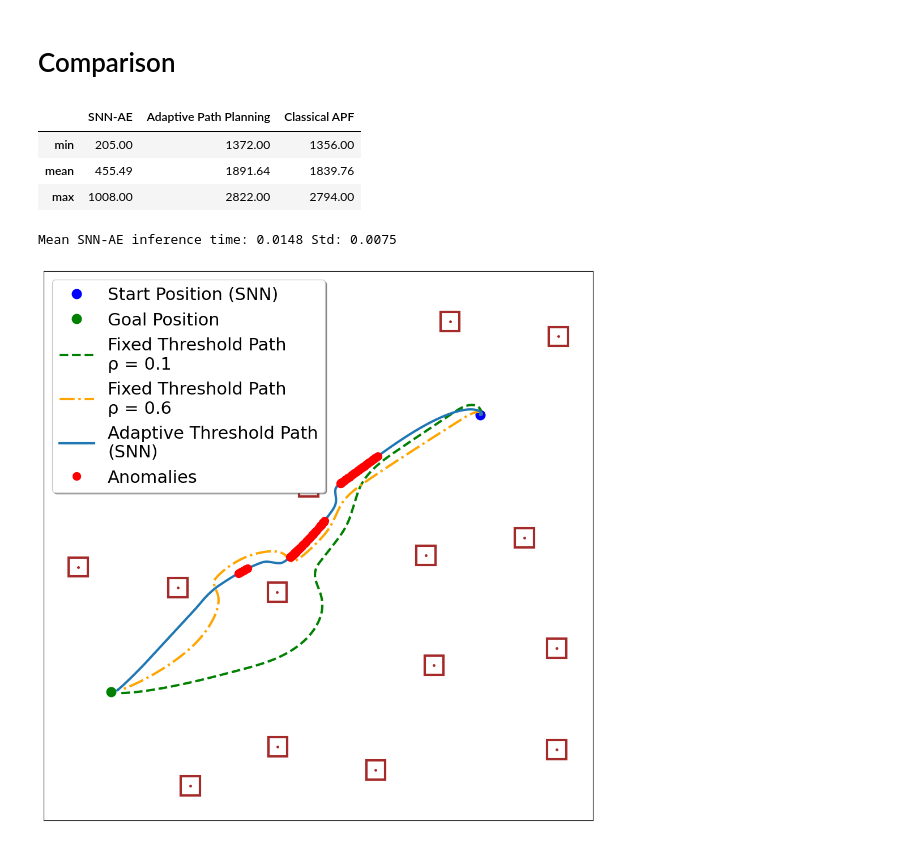
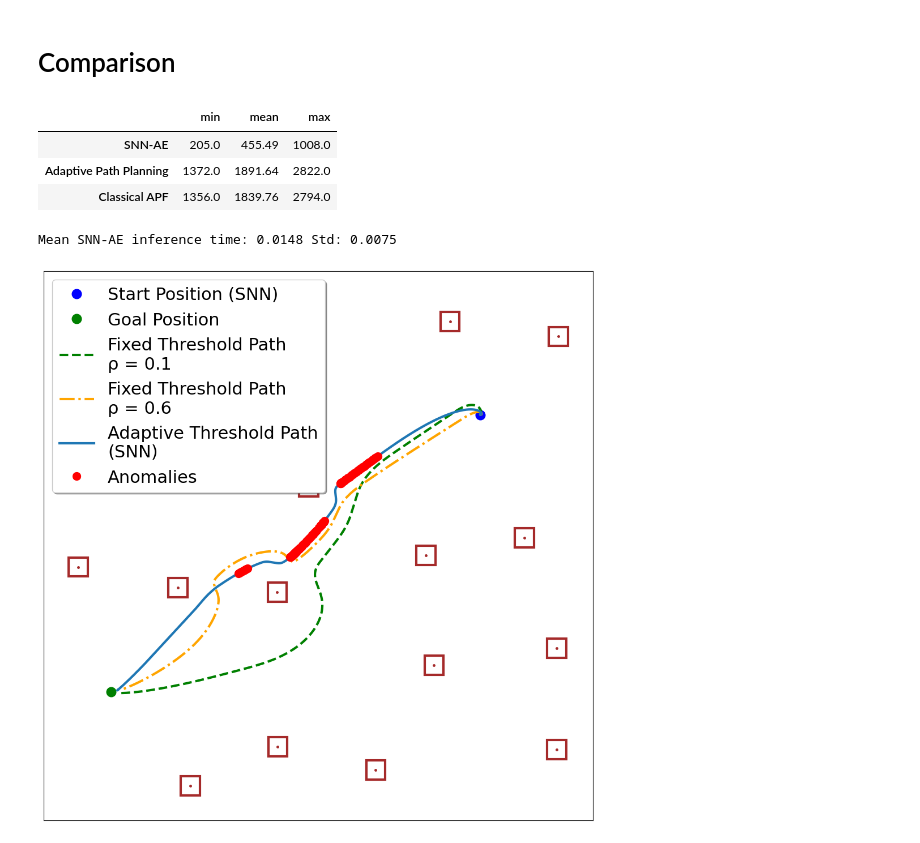
Before and after one commit to Immaioz/SNN_potential_field, a Jupyter notebook: dev.ipynb, the cells around one changed output. Drawn from its saved outputs; the diff is of its cells as text; code cells hidden in the pictures.

```diff
--- a/dev.ipynb
+++ b/dev.ipynb
@@ -556,7 +556,7 @@ literature_stats = pd.DataFrame(
     index=["min", "mean", "max"],
 )
 
-display(literature_stats)
+display(literature_stats.T)
 
 snn_inference_values = np.concatenate(inference_times_snn_ae)
 
@@ -568,37 +568,37 @@ print(
 )
 
 # Grafico comparativo
 # fig, comparison_ax = plt.subplots(figsize=(12, 7))
 
 # comparison_ax.boxplot(
 #     [
 #         arrival_snn_ae,
 #         arrival_adaptive_path_planning,
 #         arrival_classical_apf,
 #     ],
 #     tick_labels=[
 #         "SNN-AE",
 #         "Adaptive Path Planning",
 #         "Classical APF",
 #     ],
 #     boxprops={"linewidth": 2},
 #     whiskerprops={"linewidth": 2},
 #     capprops={"linewidth": 2},
 #     medianprops={"linewidth": 3},
 # )
 
 # comparison_ax.set_ylabel("Arrival Frame", fontsize=18)
 # comparison_ax.tick_params(axis="both", labelsize=14)
 # comparison_ax.grid(axis="y", alpha=0.3)
 
 # plt.tight_layout()
 # plt.savefig("output/literature_arrival_comparison.png", dpi=300)
 # plt.show()
 # %% [output]
-|  | SNN-AE | Adaptive Path Planning | Classical APF |
-| min | 205.00 | 1372.00 | 1356.00 |
-| mean | 455.49 | 1891.64 | 1839.76 |
-| max | 1008.00 | 2822.00 | 2794.00 |
+|  | min | mean | max |
+| SNN-AE | 205.0 | 455.49 | 1008.0 |
+| Adaptive Path Planning | 1372.0 | 1891.64 | 2822.0 |
+| Classical APF | 1356.0 | 1839.76 | 2794.0 |
 Mean SNN-AE inference time: 0.0148 Std: 0.0075
 # %%
 plot_trajectory(
```
Also changed, not shown: parts of 3 cells of this notebook, 2 other files.
